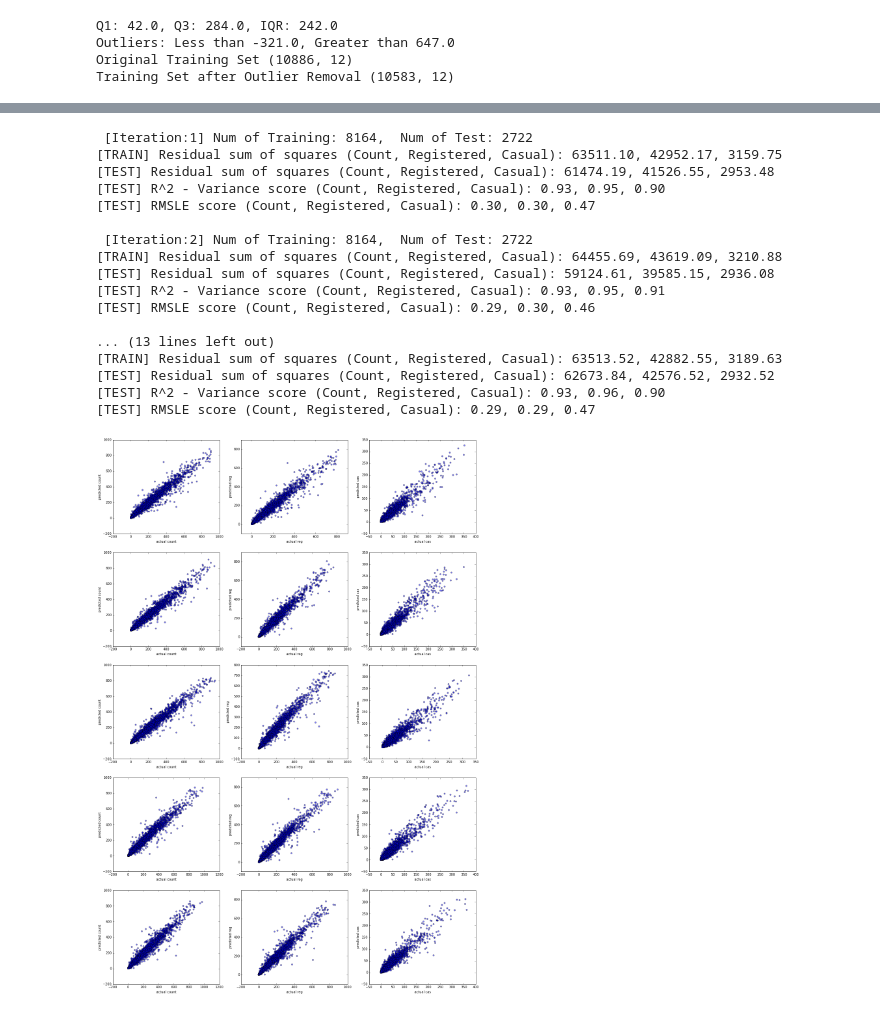
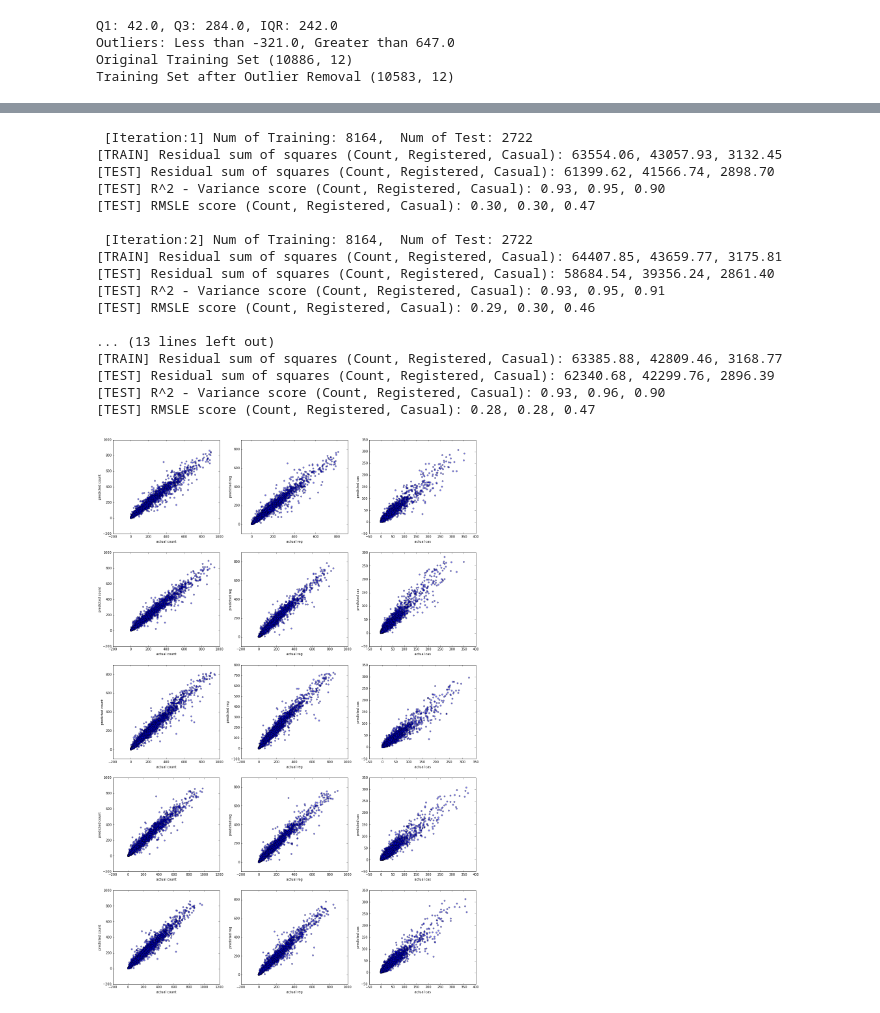
Before and after one commit to RajeshThallam/MIDS-W207-FINAL-PROJECT, a Jupyter notebook: bike-sharing-improvement-2.ipynb, the cells around one changed output, grey strips where cells are left out. Saved outputs shown, nothing was run; the diff lists cells and outputs as text; code cells hidden in the pictures.

```diff
--- a/bike-sharing-improvement-2.ipynb
+++ b/bike-sharing-improvement-2.ipynb
@@ -115,6 +127,12 @@ def feature_extraction(df):
     dataframe['season3'] = dataframe['season'].map(lambda x: 1 if x == 3 else 0)
     dataframe['season4'] = dataframe['season'].map(lambda x: 1 if x == 4 else 0)
 
+    # Temperature
+    dataframe['temp1'] = dataframe['temp'].map(lambda x: 1 if 0 <= x <= 12 else 0)
+    dataframe['temp2'] = dataframe['temp'].map(lambda x: 1 if 13 <= x <= 25 else 0)
+    dataframe['temp3'] = dataframe['temp'].map(lambda x: 1 if 26 <= x <= 33 else 0)
+    dataframe['temp4'] = dataframe['temp'].map(lambda x: 1 if x >= 34  else 0)
+
     # Sunday (Registered: Least # of Bikes Rented on Sundays)
     dataframe['sunday'] = dataframe['day'].map(lambda x: 1 if x == 6 else 0)
      # Sunday (Registered: Highest # of Bikes Rented on Sundays)
@@ -170,12 +188,16 @@ def feature_selection(training, kaggle_test=KAGGLE_TEST):
     features_r = ['season', 'workingday',
                   'temp', 'atemp', 'humidity', 'windspeed',
                   'weather1', 'weather2', 'weather3', 'weather4',
+                  'temp1', 'temp2', 'temp3', 'temp4',
                 'month', 'hour', 'day', 'dayofyear',
+                'hour_0_3', 'hour_4_7', 'hour_8_11', 'hour_12_15', 'hour_16_19', 'hour_20_23',
                 'year', 'year_month', 'sunday', 'peakhours']
 
     features_c = ['season', 'holiday',
                   'temp', 'atemp', 'humidity', 'windspeed',
                   'weather1', 'weather2', 'weather3', 'weather4',
+                  'temp1', 'temp2', 'temp3', 'temp4',
+                'hour_0_3', 'hour_4_7', 'hour_8_11', 'hour_12_15', 'hour_16_19', 'hour_20_23',
                 'month', 'hour', 'peakhours_cas', 'day', 'dayofyear',
                 'year', 'year_month', 'weekend']
 
@@ -239,7 +261,7 @@ X_C = TRAIN_FX_FS_C.values
 X1_C = KAGGLE_TEST_FX_FS_C.values
 # %%
 #  Random Forrest with Cross Validation
-n_estimators = 200
+n_estimators = 250
 max_features = 9
 n_iter = 5
 rows = n_iter
@@ -322,41 +344,41 @@ for train_index, test_index in ss:
     rmsle_c = RMSLE_score(pred_cas, inv_log(Y_C[test_index]))
     rmsle = RMSLE_score(predictions, inv_log(Y_COUNT[test_index]))
     print "[TEST] RMSLE score (Count, Registered, Casual): %.2f, %.2f, %.2f" % (rmsle, rmsle_r, rmsle_c)
 
     # Analyse Differences
     df = TRAIN.loc[test_index].copy(deep=True)
     df['pred_cas'] = pred_cas
     df['pred_reg'] = pred_reg
     df['pred_count'] = predictions
     df['delta_cas'] = np.absolute(df['pred_cas'] - df['casual'])
     df['delta_reg'] = np.absolute(df['pred_reg'] - df['registered'])
     df['delta_count'] = np.absolute(df['pred_count'] - df['count'])
     df.sort(['delta_count'], ascending=False, inplace=True)
     #df.head(5)
 
     file = [os.getcwd(),'/submissions/','analyze_predictions_', str(count), '.xls']
     df.to_excel ("".join(file), sheet_name='Sheet1')
 
     count += 1
 # %% [output]
  [Iteration:1] Num of Training: 8164,  Num of Test: 2722
-[TRAIN] Residual sum of squares (Count, Registered, Casual): 63511.10, 42952.17, 3159.75
-[TEST] Residual sum of squares (Count, Registered, Casual): 61474.19, 41526.55, 2953.48
+[TRAIN] Residual sum of squares (Count, Registered, Casual): 63554.06, 43057.93, 3132.45
+[TEST] Residual sum of squares (Count, Registered, Casual): 61399.62, 41566.74, 2898.70
 [TEST] R^2 - Variance score (Count, Registered, Casual): 0.93, 0.95, 0.90
 [TEST] RMSLE score (Count, Registered, Casual): 0.30, 0.30, 0.47
 
  [Iteration:2] Num of Training: 8164,  Num of Test: 2722
-[TRAIN] Residual sum of squares (Count, Registered, Casual): 64455.69, 43619.09, 3210.88
-[TEST] Residual sum of squares (Count, Registered, Casual): 59124.61, 39585.15, 2936.08
+[TRAIN] Residual sum of squares (Count, Registered, Casual): 64407.85, 43659.77, 3175.81
+[TEST] Residual sum of squares (Count, Registered, Casual): 58684.54, 39356.24, 2861.40
 [TEST] R^2 - Variance score (Count, Registered, Casual): 0.93, 0.95, 0.91
 [TEST] RMSLE score (Count, Registered, Casual): 0.29, 0.30, 0.46
 
 ... (13 lines left out)
-[TRAIN] Residual sum of squares (Count, Registered, Casual): 63513.52, 42882.55, 3189.63
-[TEST] Residual sum of squares (Count, Registered, Casual): 62673.84, 42576.52, 2932.52
+[TRAIN] Residual sum of squares (Count, Registered, Casual): 63385.88, 42809.46, 3168.77
+[TEST] Residual sum of squares (Count, Registered, Casual): 62340.68, 42299.76, 2896.39
 [TEST] R^2 - Variance score (Count, Registered, Casual): 0.93, 0.96, 0.90
-[TEST] RMSLE score (Count, Registered, Casual): 0.29, 0.29, 0.47
+[TEST] RMSLE score (Count, Registered, Casual): 0.28, 0.28, 0.47
-[figure, old version]
+[figure, new version]
 # %%
 # Train the model using the entire data set (Used to generate Kaggle Submission Later)
 rf_reg.fit(X_R, Y_R)
```
Also changed, not shown: parts of 4 cells of this notebook, 2 other files.
